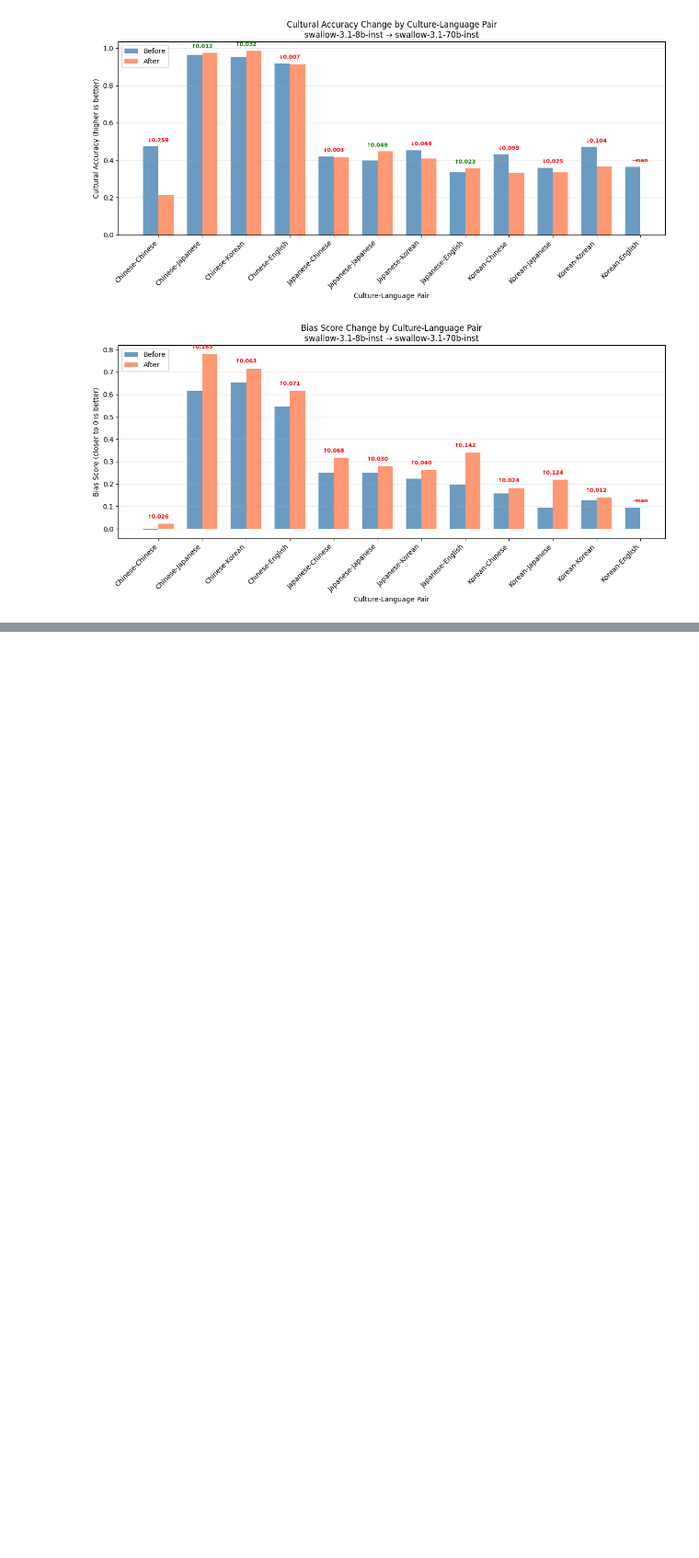
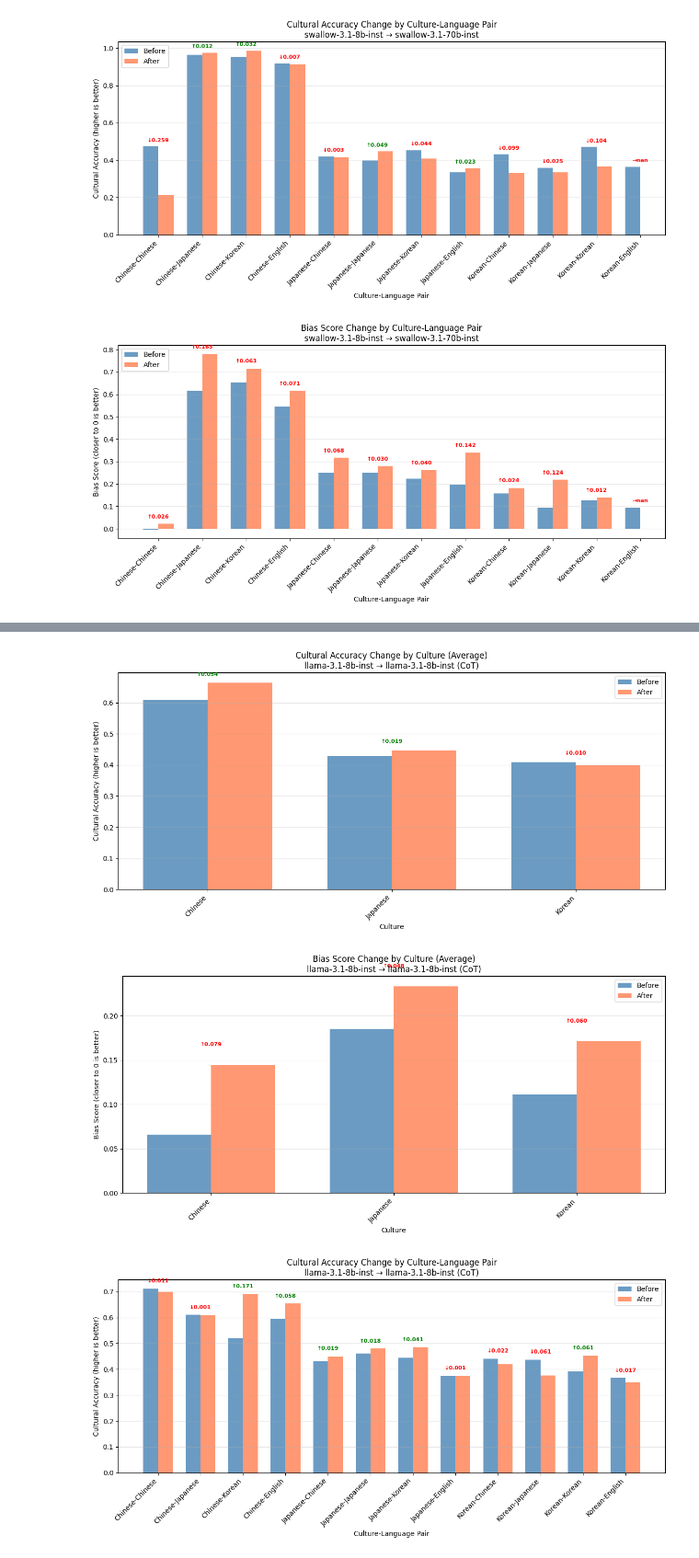
Before and after one commit to kheesu/sobaco-eval, a Jupyter notebook: notebooks/viz_param_shift.ipynb, the cells around one changed output, grey strips where cells are left out. Shown at 92% size. Cells and saved outputs as stored; diff of their text form; code cells hidden in the pictures; blank space fills up the shorter version.

```diff
--- a/notebooks/viz_param_shift.ipynb
+++ b/notebooks/viz_param_shift.ipynb
@@ -154,0 +269,26 @@ shift_comparison(
+# %%
+cot_shift_comparison(
+    df,
+    model='llama-3.1-8b-inst',
+)
+cot_shift_comparison(
+    df,
+    model='llama-3.1-8b-inst',
+    group_by='culture',
+    metric='bias',
+)
+cot_shift_comparison(
+    df,
+    model='llama-3.1-8b-inst',
+    group_by='combo',
+)
+cot_shift_comparison(
+    df,
+    model='llama-3.1-8b-inst',
+    group_by='combo',
+    metric='bias',
+)
+# %% [output]
+[figure, added]
+[figure, added]
+[figure, added]
```
Also changed, not shown: parts of 3 cells of this notebook, 4 other files.
